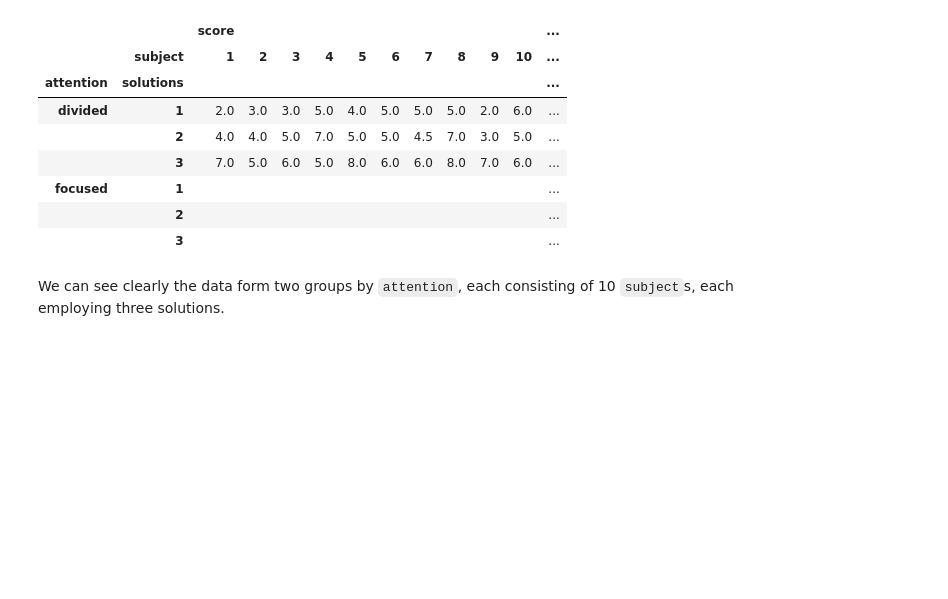
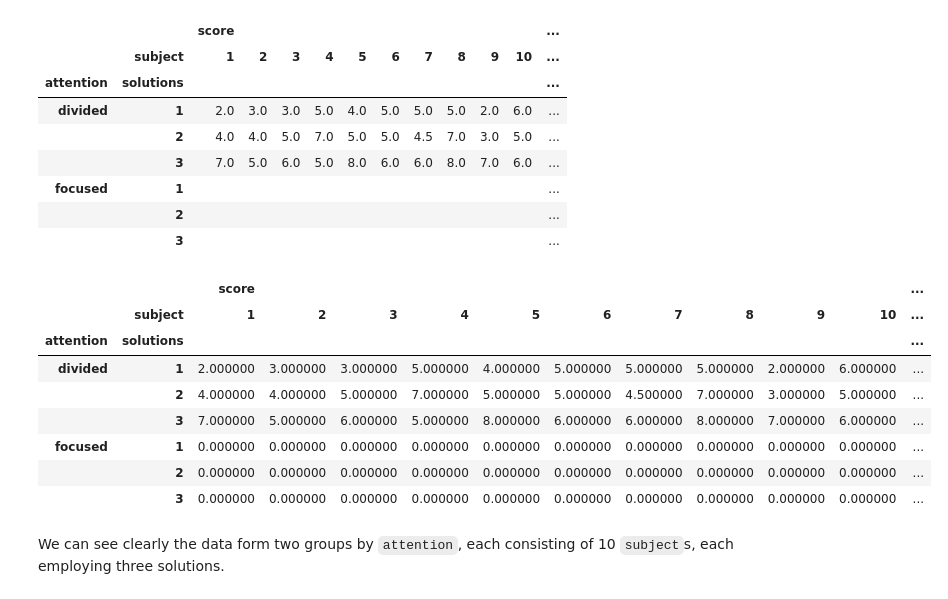
Before and after one commit to ontoligent/DS5100-book, a Jupyter notebook: notebooks/M06_Pandas/M06-02-Pandas2.ipynb, the cells around one changed output. Saved outputs shown, nothing was run; the diff lists cells and outputs as text; code cells hidden in the pictures; blank space fills up the shorter version.

```diff
--- a/notebooks/M06_Pandas/M06-02-Pandas2.ipynb
+++ b/notebooks/M06_Pandas/M06-02-Pandas2.ipynb
@@ -199,6 +269,18 @@ attention2.fillna('')
 | focused | 1 |  |  |  |  |  |  |  |  |  |  | ... |
 |  | 2 |  |  |  |  |  |  |  |  |  |  | ... |
 |  | 3 |  |  |  |  |  |  |  |  |  |  | ... |
+# %%
+attention2.fillna(0).style.background_gradient(axis=None)
+# %% [output]
+|  |  | score |  |  |  |  |  |  |  |  |  | ... |
+|  | subject | 1 | 2 | 3 | 4 | 5 | 6 | 7 | 8 | 9 | 10 | ... |
+| attention | solutions |  |  |  |  |  |  |  |  |  |  | ... |
+| divided | 1 | 2.000000 | 3.000000 | 3.000000 | 5.000000 | 4.000000 | 5.000000 | 5.000000 | 5.000000 | 2.000000 | 6.000000 | ... |
+|  | 2 | 4.000000 | 4.000000 | 5.000000 | 7.000000 | 5.000000 | 5.000000 | 4.500000 | 7.000000 | 3.000000 | 5.000000 | ... |
+|  | 3 | 7.000000 | 5.000000 | 6.000000 | 5.000000 | 8.000000 | 6.000000 | 6.000000 | 8.000000 | 7.000000 | 6.000000 | ... |
+| focused | 1 | 0.000000 | 0.000000 | 0.000000 | 0.000000 | 0.000000 | 0.000000 | 0.000000 | 0.000000 | 0.000000 | 0.000000 | ... |
+|  | 2 | 0.000000 | 0.000000 | 0.000000 | 0.000000 | 0.000000 | 0.000000 | 0.000000 | 0.000000 | 0.000000 | 0.000000 | ... |
+|  | 3 | 0.000000 | 0.000000 | 0.000000 | 0.000000 | 0.000000 | 0.000000 | 0.000000 | 0.000000 | 0.000000 | 0.000000 | ... |
 # %% [markdown]
 We can see clearly the data form two groups by `attention`, each consisting of 10 `subject`s, each employing three solutions.
 # %% [markdown]
```
Also changed, not shown: parts of 22 cells of this notebook, 8 other files.
